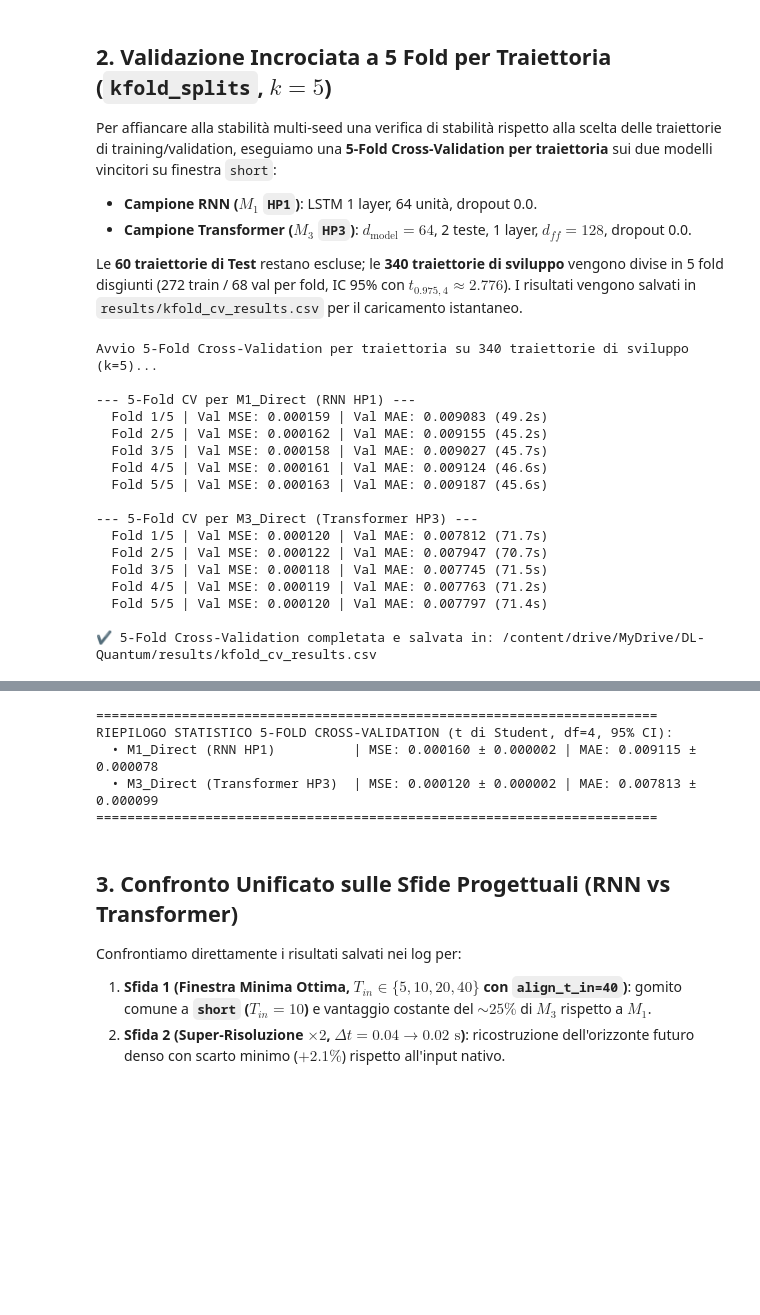
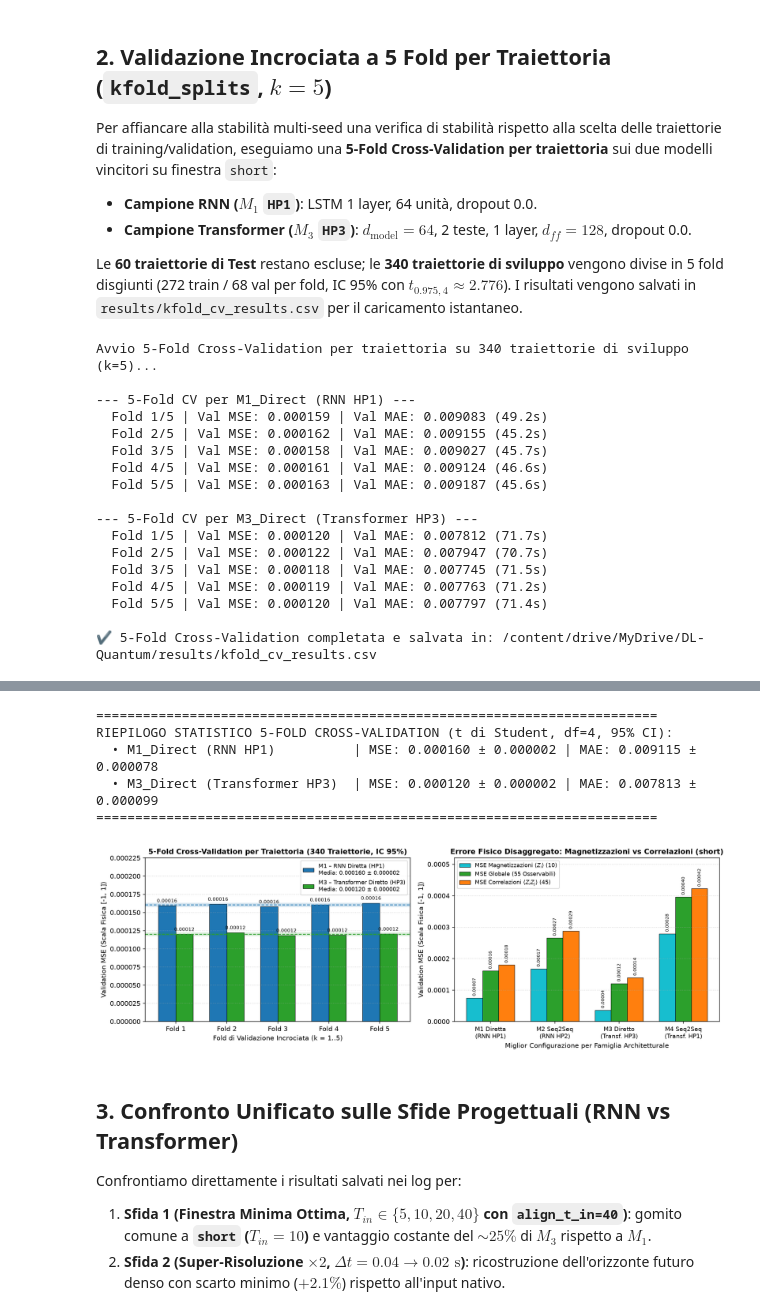
Before and after one commit to Riccardo-27/DL-Quantum, a Jupyter notebook: notebooks/05_inference.ipynb, the cells around one changed output, grey strips where cells are left out. Saved outputs shown, nothing was run; the diff lists cells and outputs as text; code cells hidden in the pictures; blank space fills up the shorter version.

```diff
--- a/notebooks/05_inference.ipynb
+++ b/notebooks/05_inference.ipynb
@@ -525,6 +525,44 @@ if not cv_df.empty:
             f"MAE: {format_mean_ci(grp['val_mae'], digits=6)}"
         )
     print("=" * 72)
+    # Visualizzazione 5-Fold Cross-Validation e Disaggregazione Fisica (Mag vs Corr)
+    fig_cv, axes_cv = plt.subplots(1, 2, figsize=(13.5, 4.6))
+    folds_x = np.arange(1, 6)
+    m1_cv = cv_df[cv_df["model_type"] == "rnn_direct"].sort_values("fold")
+    m3_cv = cv_df[cv_df["model_type"] == "transformer_direct"].sort_values("fold")
+    st_m1, st_m3 = summarize(m1_cv["val_mse"]), summarize(m3_cv["val_mse"])
+    axes_cv[0].bar(folds_x - 0.17, m1_cv["val_mse"], width=0.34, color="#1f77b4", edgecolor="black", lw=0.6, label=f"M1 – RNN Diretta ({st_m1['mean']:.6f} ± {st_m1['ci_half']:.6f})")
+    axes_cv[0].bar(folds_x + 0.17, m3_cv["val_mse"], width=0.34, color="#2ca02c", edgecolor="black", lw=0.6, label=f"M3 – Transformer Diretto ({st_m3['mean']:.6f} ± {st_m3['ci_half']:.6f})")
+    axes_cv[0].axhline(st_m1["mean"], color="#1f77b4", ls="--", lw=1.2)
+    axes_cv[0].axhline(st_m3["mean"], color="#2ca02c", ls="--", lw=1.2)
+    axes_cv[0].set_title("5-Fold Cross-Validation per Traiettoria (340 Traiettorie, IC 95%)", fontsize=11, fontweight="bold")
+    axes_cv[0].set_xlabel("Fold di Validazione Incrociata (k = 1..5)")
+    axes_cv[0].set_ylabel("Validation MSE (Scala Fisica [-1, 1])")
+    axes_cv[0].set_xticks(folds_x)
+    axes_cv[0].set_xticklabels([f"Fold {k}" for k in folds_x])
+    axes_cv[0].set_ylim(0, 0.000225)
+    axes_cv[0].grid(axis="y", linestyle=":", alpha=0.6)
+    axes_cv[0].legend(fontsize=8.5)
+
+    best_specs = [("M1_Direct", "HP1", "M1 Diretta\n(RNN HP1)"), ("M2_Seq2Seq", "HP2", "M2 Seq2Seq\n(RNN HP2)"), ("M3_Direct", "HP3", "M3 Diretto\n(Transf. HP3)"), ("M4_Seq2Seq", "HP1", "M4 Seq2Seq\n(Transf. HP1)")]
+    sub_sh = grid_df[grid_df["window"] == "short"]
+    x2 = np.arange(len(best_specs))
+    mag_v = [float(sub_sh[(sub_sh["model_name"] == m) & (sub_sh["hp_name"] == h)].iloc[0]["val_mse_mag"]) for m, h, _ in best_specs]
+    tot_v = [float(sub_sh[(sub_sh["model_name"] == m) & (sub_sh["hp_name"] == h)].iloc[0]["val_mse"]) for m, h, _ in best_specs]
+    cor_v = [float(sub_sh[(sub_sh["model_name"] == m) & (sub_sh["hp_name"] == h)].iloc[0]["val_mse_corr"]) for m, h, _ in best_specs]
+    axes_cv[1].bar(x2 - 0.25, mag_v, width=0.25, color="#17becf", edgecolor="black", lw=0.6, label=r"MSE Magnetizzazioni $\langle Z_i \rangle$ (10)")
+    axes_cv[1].bar(x2, tot_v, width=0.25, color="#2ca02c", edgecolor="black", lw=0.6, label="MSE Globale (55 Osservabili)")
+    axes_cv[1].bar(x2 + 0.25, cor_v, width=0.25, color="#ff7f0e", edgecolor="black", lw=0.6, label=r"MSE Correlazioni $\langle Z_i Z_j \rangle$ (45)")
+    axes_cv[1].set_title("Errore Fisico Disaggregato: Magnetizzazioni vs Correlazioni (short)", fontsize=11, fontweight="bold")
+    axes_cv[1].set_xticks(x2)
+    axes_cv[1].set_xticklabels([lbl for _, _, lbl in best_specs], fontsize=9)
+    axes_cv[1].set_ylim(0, 0.00052)
+    axes_cv[1].grid(axis="y", linestyle=":", alpha=0.6)
+    axes_cv[1].legend(fontsize=8.5)
+    plt.tight_layout()
+    out_kf = save_figure(fig_cv, "kfold_cv_and_disaggregated_summary.jpeg", subdir=FIG_SUBDIR)
+    plt.show()
+    print(f"Grafico esportato: {out_kf}")
 # %% [output]
 Avvio 5-Fold Cross-Validation per traiettoria su 340 traiettorie di sviluppo (k=5)...
 
@@ -532,33 +570,34 @@ Avvio 5-Fold Cross-Validation per traiettoria su 340 traiettorie di sviluppo (k=
   Fold 1/5 | Val MSE: 0.000159 | Val MAE: 0.009083 (49.2s)
   Fold 2/5 | Val MSE: 0.000162 | Val MAE: 0.009155 (45.2s)
   Fold 3/5 | Val MSE: 0.000158 | Val MAE: 0.009027 (45.7s)
   Fold 4/5 | Val MSE: 0.000161 | Val MAE: 0.009124 (46.6s)
   Fold 5/5 | Val MSE: 0.000163 | Val MAE: 0.009187 (45.6s)
 
 --- 5-Fold CV per M3_Direct (Transformer HP3) ---
   Fold 1/5 | Val MSE: 0.000120 | Val MAE: 0.007812 (71.7s)
   Fold 2/5 | Val MSE: 0.000122 | Val MAE: 0.007947 (70.7s)
   Fold 3/5 | Val MSE: 0.000118 | Val MAE: 0.007745 (71.5s)
   Fold 4/5 | Val MSE: 0.000119 | Val MAE: 0.007763 (71.2s)
   Fold 5/5 | Val MSE: 0.000120 | Val MAE: 0.007797 (71.4s)
 
 ✔ 5-Fold Cross-Validation completata e salvata in: /content/drive/MyDrive/DL-Quantum/results/kfold_cv_results.csv
 |  | model_label | model_type | fold | n_train_traj | n_val_traj | val_mse | val_mae | val_rmse | val_mse_mag | ... |
 | 0 | M1_Direct (RNN HP1) | rnn_direct | 1 | 272 | 68 | 0.000159 | 0.009083 | 0.012625 | 0.000075 | ... |
 | 1 | M1_Direct (RNN HP1) | rnn_direct | 2 | 272 | 68 | 0.000162 | 0.009155 | 0.012709 | 0.000073 | ... |
 | 2 | M1_Direct (RNN HP1) | rnn_direct | 3 | 272 | 68 | 0.000158 | 0.009027 | 0.012568 | 0.000070 | ... |
 | 3 | M1_Direct (RNN HP1) | rnn_direct | 4 | 272 | 68 | 0.000161 | 0.009124 | 0.012674 | 0.000075 | ... |
 | 4 | M1_Direct (RNN HP1) | rnn_direct | 5 | 272 | 68 | 0.000163 | 0.009187 | 0.012766 | 0.000075 | ... |
 | 5 | M3_Direct (Transformer HP3) | transformer_direct | 1 | 272 | 68 | 0.000120 | 0.007812 | 0.010958 | 0.000035 | ... |
 | 6 | M3_Direct (Transformer HP3) | transformer_direct | 2 | 272 | 68 | 0.000122 | 0.007947 | 0.011060 | 0.000040 | ... |
 | 7 | M3_Direct (Transformer HP3) | transformer_direct | 3 | 272 | 68 | 0.000118 | 0.007745 | 0.010885 | 0.000035 | ... |
 | 8 | M3_Direct (Transformer HP3) | transformer_direct | 4 | 272 | 68 | 0.000119 | 0.007763 | 0.010902 | 0.000034 | ... |
 | 9 | M3_Direct (Transformer HP3) | transformer_direct | 5 | 272 | 68 | 0.000120 | 0.007797 | 0.010976 | 0.000035 | ... |
 ========================================================================
 RIEPILOGO STATISTICO 5-FOLD CROSS-VALIDATION (t di Student, df=4, 95% CI):
   • M1_Direct (RNN HP1)          | MSE: 0.000160 ± 0.000002 | MAE: 0.009115 ± 0.000078
   • M3_Direct (Transformer HP3)  | MSE: 0.000120 ± 0.000002 | MAE: 0.007813 ± 0.000099
 ========================================================================
+[figure, added]
 # %% [markdown]
 ## 3. Confronto Unificato sulle Sfide Progettuali (RNN vs Transformer)
 
```
Also changed, not shown: parts of 2 cells of this notebook, 3 other files.
